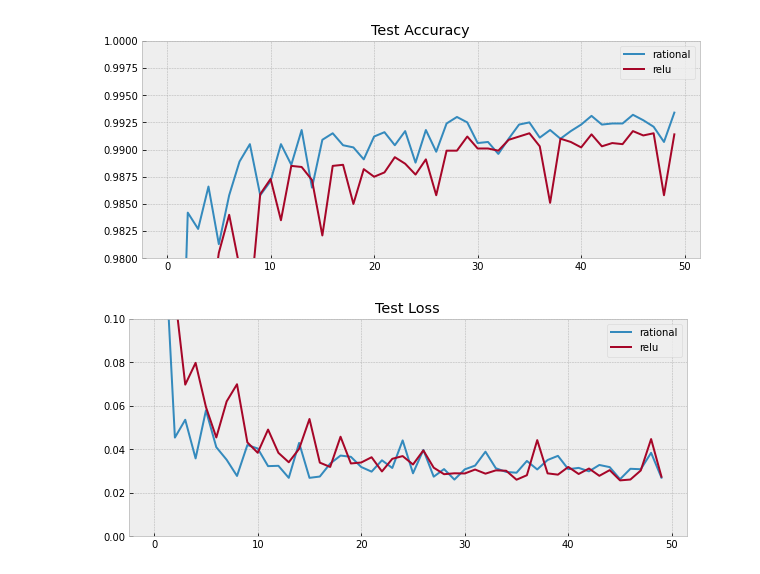
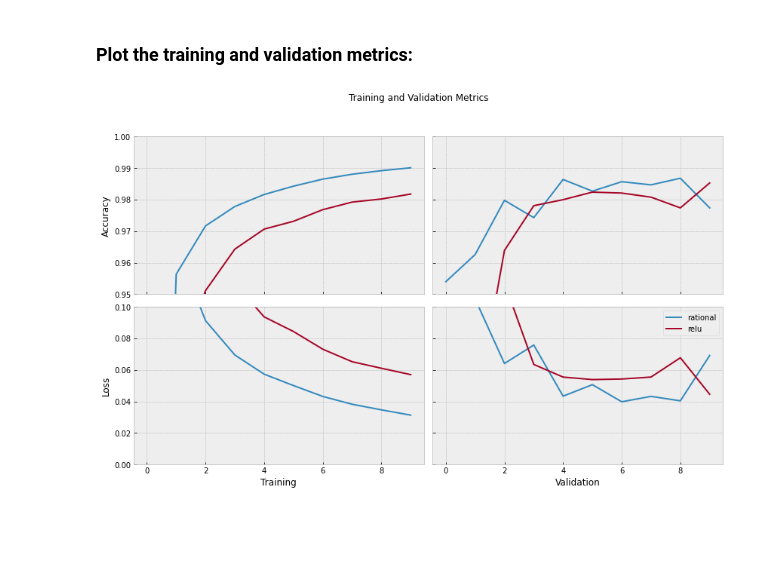
Before and after one commit to ml-research/rational_activations, a Jupyter notebook: examples/mnist/mnist_vgg_mxnet.ipynb, the cells around one changed output. Saved outputs shown, nothing was run; the diff lists cells and outputs as text; code cells hidden in the pictures; blank space fills up the shorter version.

```diff
--- a/examples/mnist/mnist_vgg_mxnet.ipynb
+++ b/examples/mnist/mnist_vgg_mxnet.ipynb
@@ -17,5 +26,5 @@ np.random.seed(seed)
 # %%
 device = gpu(3)
-epochs = 50
+epochs = 10
 
 train_data, test_data = prepare_data_mxnet(batch_size=256)
@@ -94,20 +65,6 @@ plt.show()
-# %%
-plt.figure(figsize=(10, 4))
-plt.plot(range(epochs), rational_history['val_accuracy'], label='rational')
-plt.plot(range(epochs), relu_history['val_accuracy'], label='relu')
-plt.title('Test Accuracy')
-plt.ylim((0.98, 1))
-plt.legend()
-plt.show()
-# %% [output]
-[figure, removed]
-# %%
-plt.figure(figsize=(10, 4))
-plt.plot(range(epochs), rational_history['val_loss'], label='rational')
-plt.plot(range(epochs), relu_history['val_loss'], label='relu')
-plt.title('Test Loss')
-plt.ylim((0, 0.1))
-plt.legend()
-plt.show()
-# %% [output]
-[figure, removed]
+# %% [markdown]
+### Plot the training and validation metrics:
+# %%
+plot_grid({'rational': rational_history, 'relu': relu_history})
+# %% [output]
+[figure, added]
```
Also changed, not shown: parts of 12 cells of this notebook, 2 other files.
